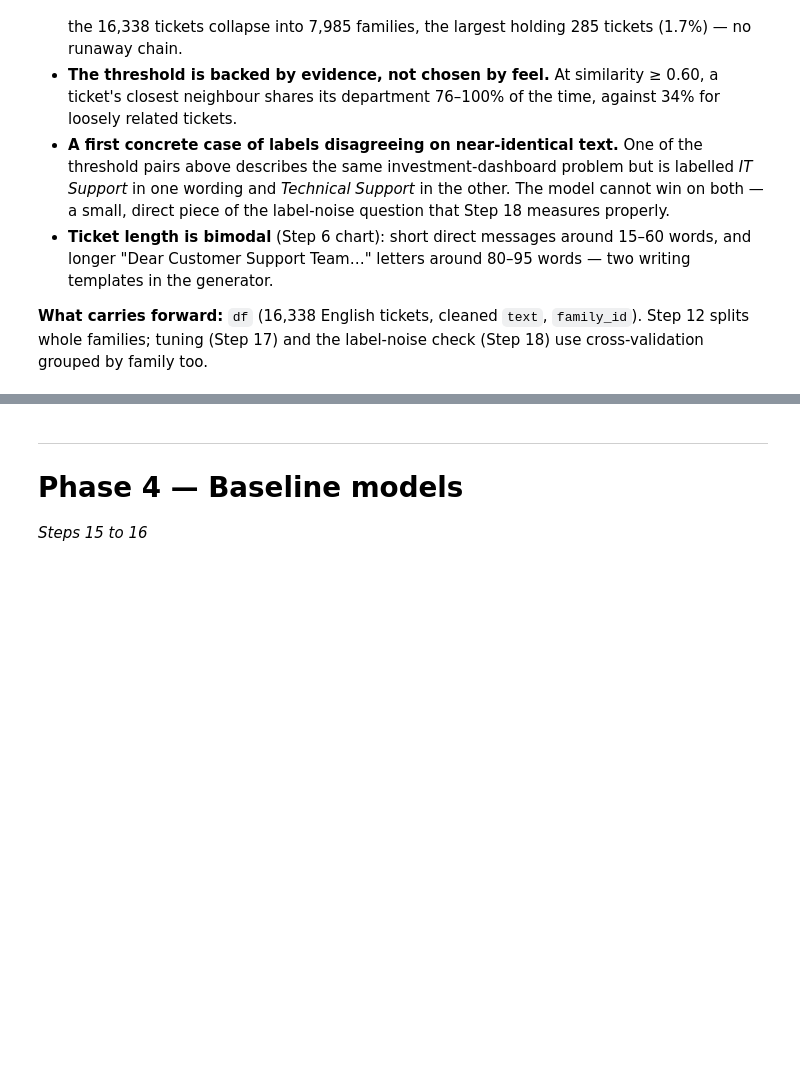
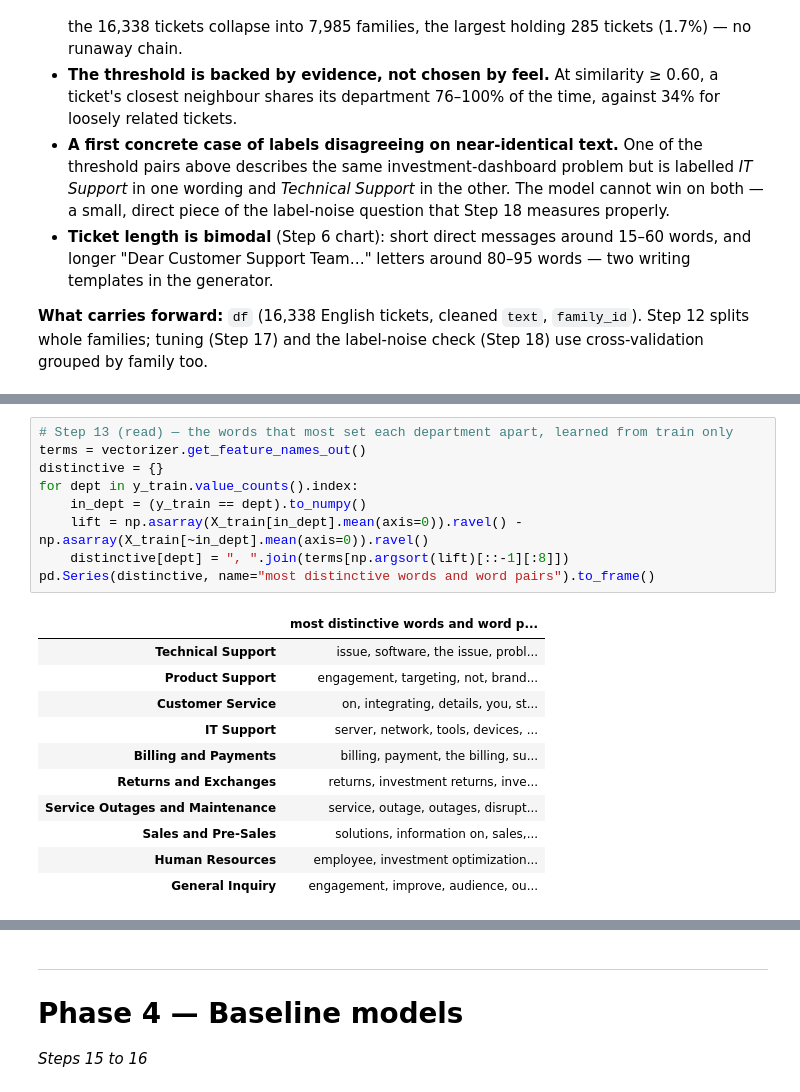
Before and after one commit to karthikiyer365/Live, a Jupyter notebook: topic-classification/department_classifier_pipeline.ipynb, the cells around one changed output, grey strips where cells are left out. Saved outputs shown, nothing was run; the diff lists cells and outputs as text; blank space fills up the shorter version.

```diff
--- a/topic-classification/department_classifier_pipeline.ipynb
+++ b/topic-classification/department_classifier_pipeline.ipynb
@@ -992,3 +1106,24 @@ counts for almost nothing.
+# %%
+# Step 13 (read) — the words that most set each department apart, learned from train only
+terms = vectorizer.get_feature_names_out()
+distinctive = {}
+for dept in y_train.value_counts().index:
+    in_dept = (y_train == dept).to_numpy()
+    lift = np.asarray(X_train[in_dept].mean(axis=0)).ravel() - np.asarray(X_train[~in_dept].mean(axis=0)).ravel()
+    distinctive[dept] = ", ".join(terms[np.argsort(lift)[::-1][:8]])
+pd.Series(distinctive, name="most distinctive words and word pairs").to_frame()
+# %% [output]
+|  | most distinctive words and word p... |
+| Technical Support | issue, software, the issue, probl... |
+| Product Support | engagement, targeting, not, brand... |
+| Customer Service | on, integrating, details, you, st... |
+| IT Support | server, network, tools, devices, ... |
+| Billing and Payments | billing, payment, the billing, su... |
+| Returns and Exchanges | returns, investment returns, inve... |
+| Service Outages and Maintenance | service, outage, outages, disrupt... |
+| Sales and Pre-Sales | solutions, information on, sales,... |
+| Human Resources | employee, investment optimization... |
+| General Inquiry | engagement, improve, audience, ou... |
 # %% [markdown]
 ## Step 14 — Deal with class imbalance
 
```
Also changed, not shown: parts of 13 cells of this notebook.
